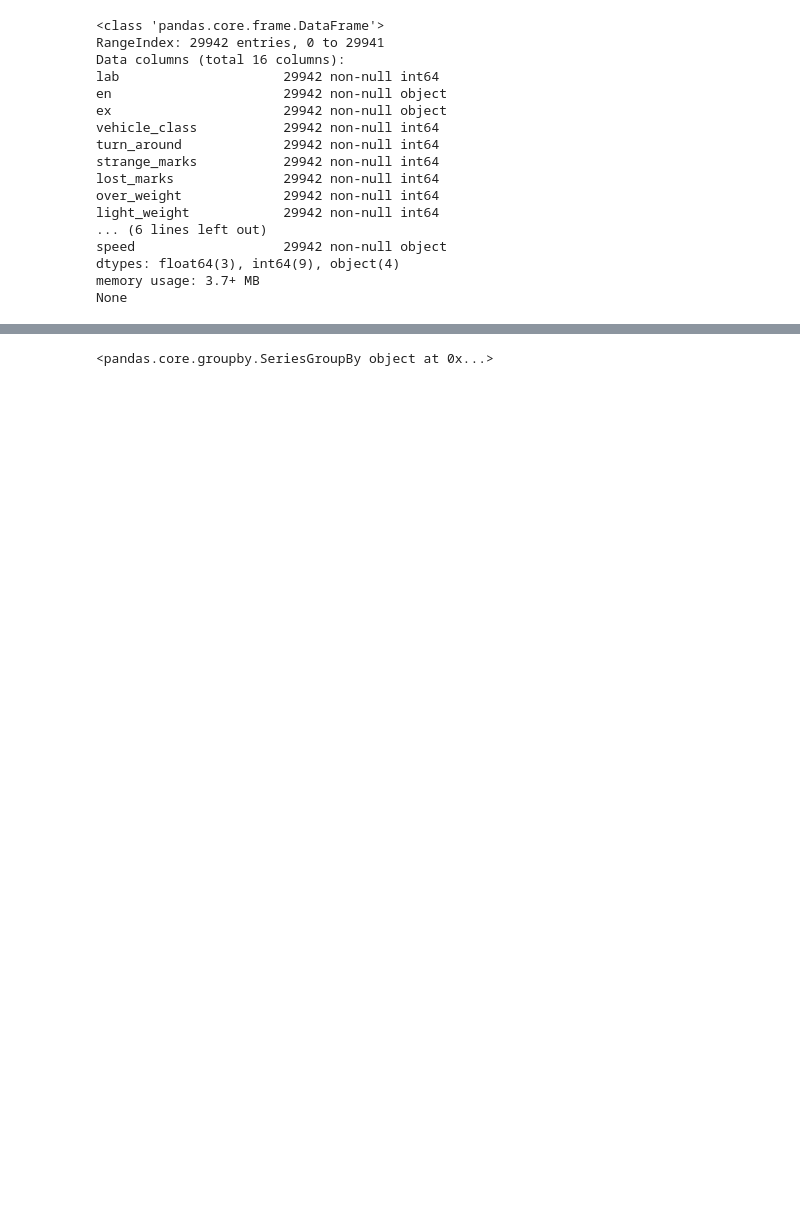
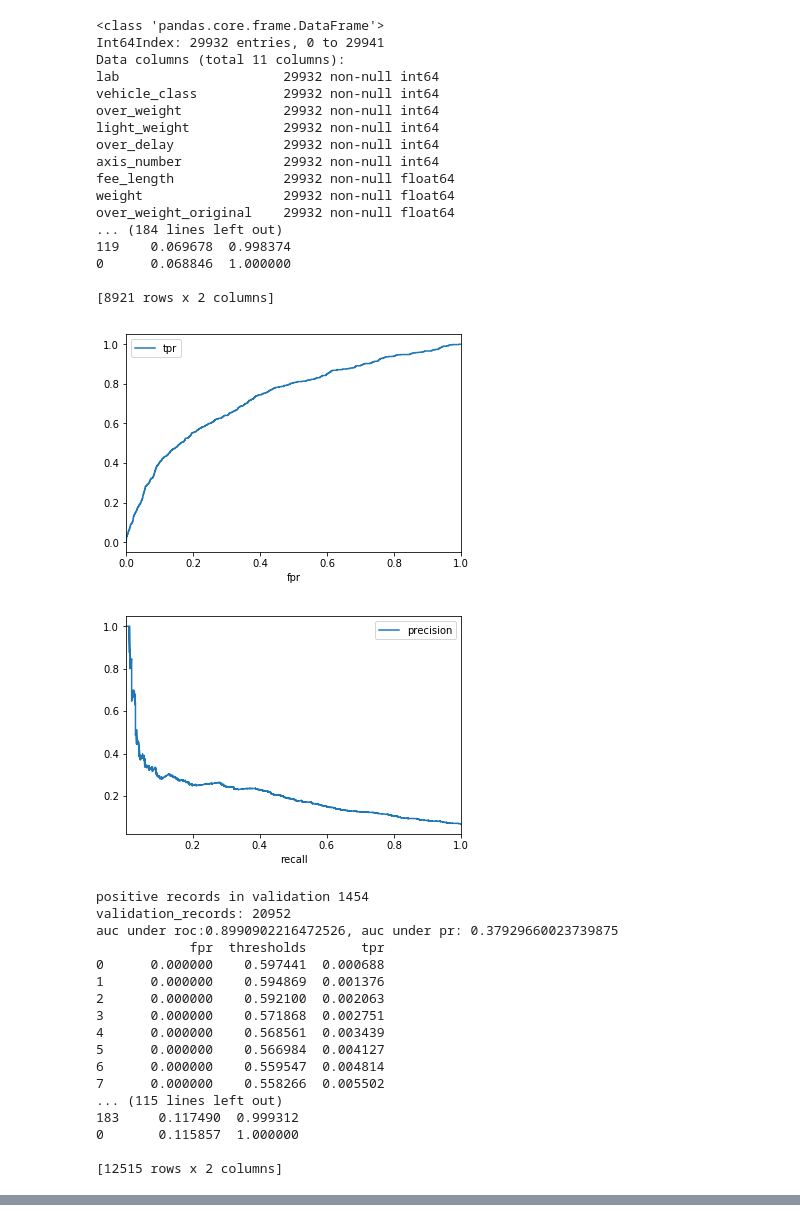
Before and after one commit to fountain111/cxxt, a Jupyter notebook: Untitled.ipynb, the cells around one changed output, grey strips where cells are left out. Cells and saved outputs as stored; diff of their text form; code cells hidden in the pictures; blank space fills up the shorter version.

```diff
--- a/Untitled.ipynb
+++ b/Untitled.ipynb
@@ -1,35 +1,59 @@
 # %%
 from model import *
 import pandas as pd
-df = pd.read_csv('./samples.txt',#nrows=1000,
-                 names=(['lab','en','ex','vehicle_class','turn_around','strange_marks','lost_marks',
-                         'over_weight','light_weight','over_delay','axis_number','fee_length','weight','over_weight_original',
+
+df = pd.read_csv('./samples.txt',
+                 names=(['lab', 'en', 'ex', 'vehicle_class', 'turn_around', 'strange_marks', 'lost_marks',
+                         'over_weight', 'light_weight', 'over_delay', 'axis_number', 'fee_length', 'weight',
+                         'over_weight_original',
                          'cost_time',
-                         'speed']
+                         'speed']))
+df = df[df.speed !='None']
 
-                       ))
 
-#[lab,record['C_EN_VEHICLE_CLASS'],record['C_EX_VEHICLE_CLASS'],turn_around,strange_marks,lost_marks,over_weight,light_weight,over_delay,record['axis_number'],
-#                        fee_length,weight,over_weight_original,cost_time,speed]
-print(df.info())
+df_train=df.drop(['turn_around','strange_marks','lost_marks','en','ex'],axis=1)
+print(df_train.info(),print(df_train.head()))
 
-#model = Model()
-#model.model(df)
+model = Model()
+rf,_ = model.model(df_train)
+df['prob'] = rf.predict_proba(df_train.iloc[:,1:])[:,1]
+df['scores'] = df['prob'].apply(lambda x:1-x)*350
+
+df
 # %% [output]
 <class 'pandas.core.frame.DataFrame'>
-RangeIndex: 29942 entries, 0 to 29941
-Data columns (total 16 columns):
-lab                     29942 non-null int64
-en                      29942 non-null object
-ex                      29942 non-null object
-vehicle_class           29942 non-null int64
-turn_around             29942 non-null int64
-strange_marks           29942 non-null int64
-lost_marks              29942 non-null int64
-over_weight             29942 non-null int64
-light_weight            29942 non-null int64
-... (6 lines left out)
-speed                   29942 non-null object
-dtypes: float64(3), int64(9), object(4)
-memory usage: 3.7+ MB
-None
+Int64Index: 29932 entries, 0 to 29941
+Data columns (total 11 columns):
+lab                     29932 non-null int64
+vehicle_class           29932 non-null int64
+over_weight             29932 non-null int64
+light_weight            29932 non-null int64
+over_delay              29932 non-null int64
+axis_number             29932 non-null int64
+fee_length              29932 non-null float64
+weight                  29932 non-null float64
+over_weight_original    29932 non-null float64
+... (184 lines left out)
+119    0.069678  0.998374
+0      0.068846  1.000000
+
+[8921 rows x 2 columns]
+[figure, added]
+[figure, added]
+positive records in validation 1454
+validation_records: 20952
+auc under roc:0.8990902216472526, auc under pr: 0.37929660023739875
+            fpr  thresholds       tpr
+0      0.000000    0.597441  0.000688
+1      0.000000    0.594869  0.001376
+2      0.000000    0.592100  0.002063
+3      0.000000    0.571868  0.002751
+4      0.000000    0.568561  0.003439
+5      0.000000    0.566984  0.004127
+6      0.000000    0.559547  0.004814
+7      0.000000    0.558266  0.005502
+... (115 lines left out)
+183     0.117490  0.999312
+0       0.115857  1.000000
+
+[12515 rows x 2 columns]
@@ -36,4 +85,0 @@ None
-# %%
-df.groupby('ex')['ex']
-# %% [output]
-<pandas.core.groupby.SeriesGroupBy object at 0x...>
```
Also changed, not shown: parts of 11 cells of this notebook, 2 other files.
